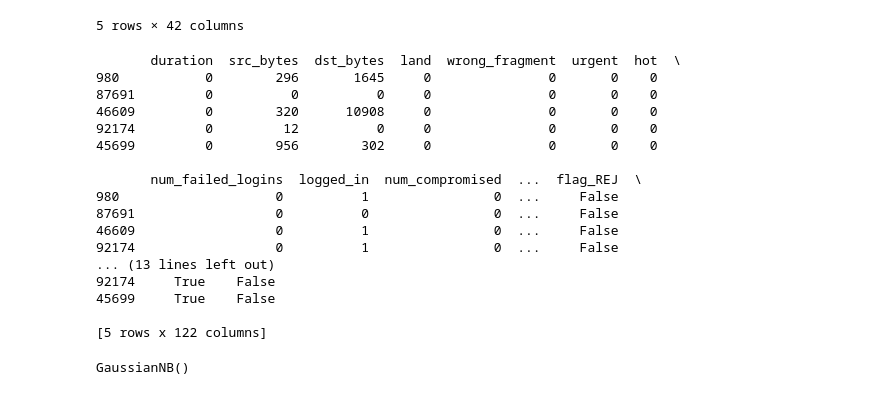
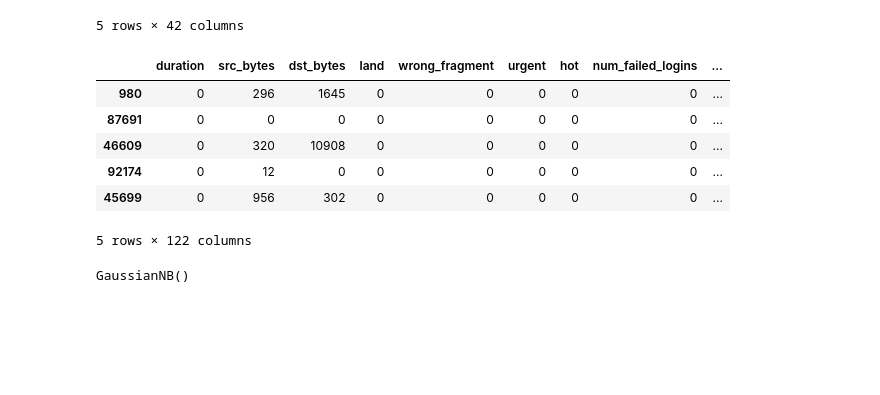
Before and after one commit to VSI12/IDS-Project, a Jupyter notebook: model.ipynb, the cells around one changed output. Saved outputs shown, nothing was run; the diff lists cells and outputs as text; code cells hidden in the pictures; blank space fills up the shorter version.

```diff
--- a/model.ipynb
+++ b/model.ipynb
@@ -37,43 +37,34 @@ df.head(5)
 # %%
 # Step 2: Preprocess the Data
 # Separate features (X) and labels (y)
 X = df.drop(columns=["label"])  # Replace "target" with your target column name
 y = df["label"]
 
 # Encode categorical columns in X if any
 X = pd.get_dummies(X)
+X_columns = X.columns
 
 
 
 # Encode target labels (Normal/Anomaly)
 label_encoder = LabelEncoder()
 y_encoded = label_encoder.fit_transform(y)
 
 
 
 # # Split the dataset into training and testing sets
 X_train, X_test, y_train, y_test = train_test_split(X, y_encoded, test_size=0.2, random_state=42)
 
 
-print(X_test.head(5))
+X_test.head(5)
 # %% [output]
+|  | duration | src_bytes | dst_bytes | land | wrong_fragment | urgent | hot | num_failed_logins | ... |
+| 980 | 0 | 296 | 1645 | 0 | 0 | 0 | 0 | 0 | ... |
+| 87691 | 0 | 0 | 0 | 0 | 0 | 0 | 0 | 0 | ... |
+| 46609 | 0 | 320 | 10908 | 0 | 0 | 0 | 0 | 0 | ... |
+| 92174 | 0 | 12 | 0 | 0 | 0 | 0 | 0 | 0 | ... |
+| 45699 | 0 | 956 | 302 | 0 | 0 | 0 | 0 | 0 | ... |
-       duration  src_bytes  dst_bytes  land  wrong_fragment  urgent  hot  \
-980           0        296       1645     0               0       0    0
-87691         0          0          0     0               0       0    0
-46609         0        320      10908     0               0       0    0
-92174         0         12          0     0               0       0    0
-45699         0        956        302     0               0       0    0
-
-       num_failed_logins  logged_in  num_compromised  ...  flag_REJ  \
-980                    0          1                0  ...     False
-87691                  0          0                0  ...     False
-46609                  0          1                0  ...     False
-92174                  0          1                0  ...     False
-... (13 lines left out)
-92174     True    False
-45699     True    False
-
-[5 rows x 122 columns]
+5 rows × 122 columns
 # %%
 modelRFC = RandomForestClassifier(n_estimators=100, random_state=42)
 modelRFC.fit(X_train, y_train)
```
Also changed, not shown: parts of 4 cells of this notebook.
